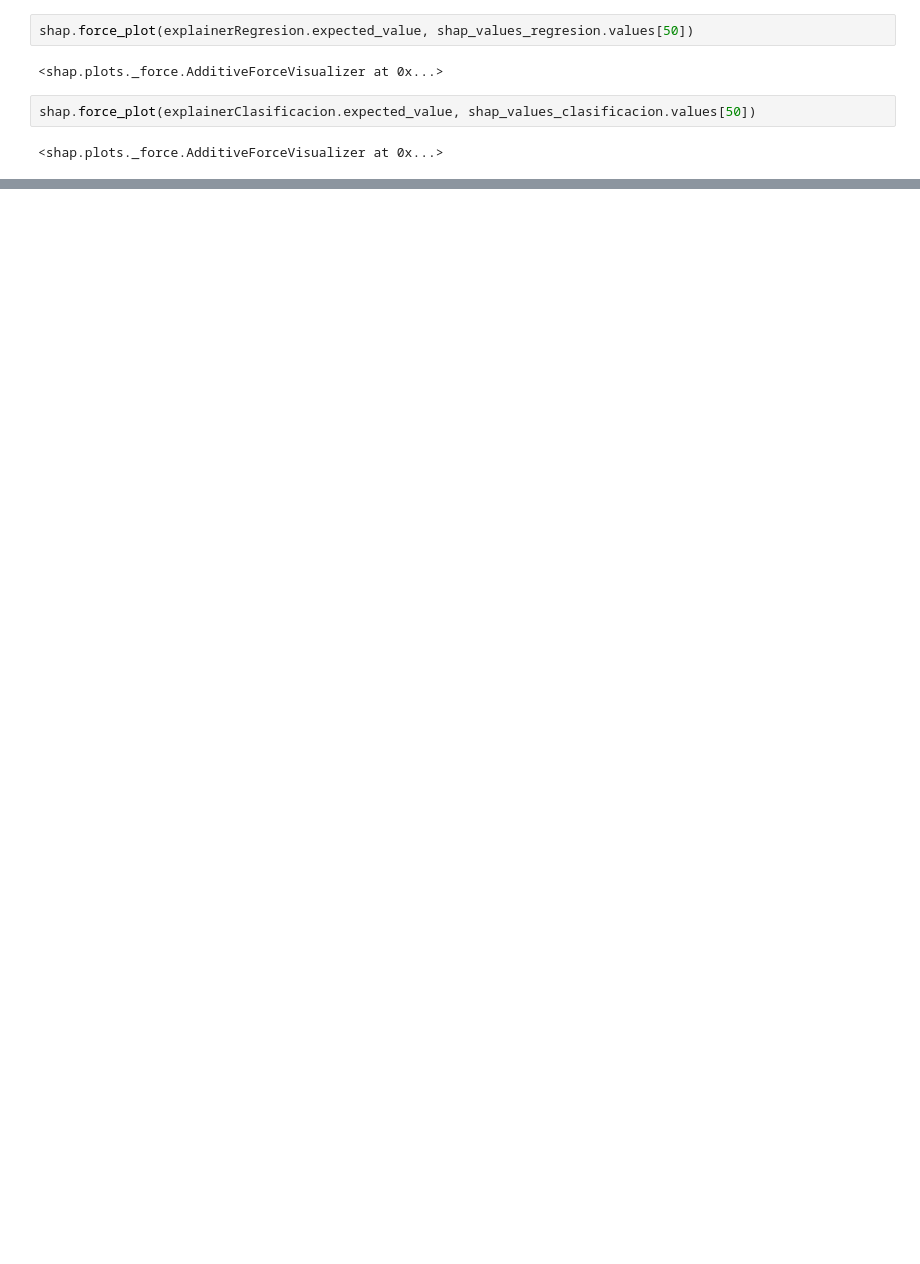
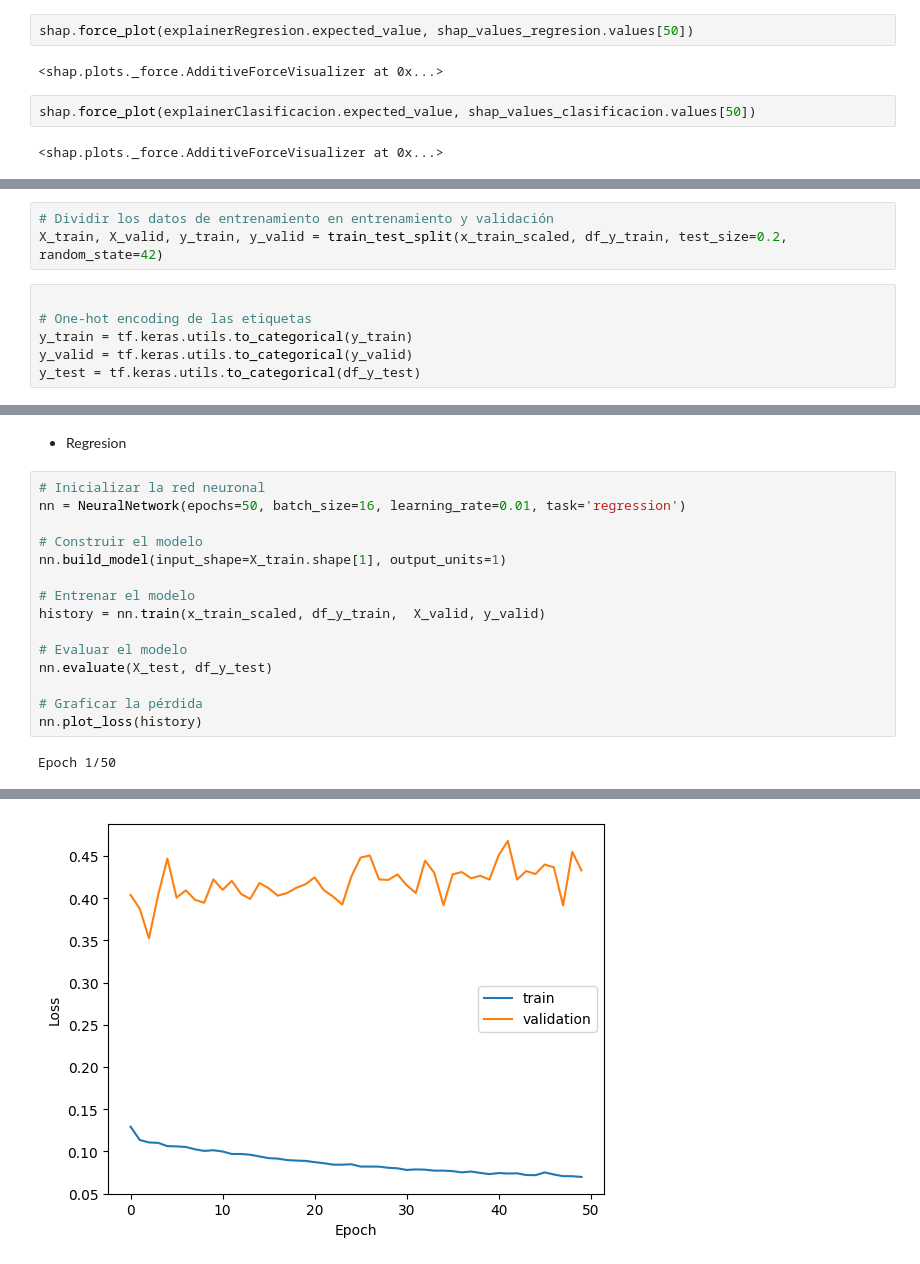
Before and after one commit to MateoGraviFiorino/MachineLearning---AA1--Gauto---GraviFiorino---TP, a Jupyter notebook: AA1-GraviFiorino-Gauto.ipynb, the cells around one changed output, grey strips where cells are left out. Cells and saved outputs as stored; diff of their text form; blank space fills up the shorter version.

Commit message:
Ejercicios 9 y 10 | Redes Neuronales

```diff
--- a/AA1-GraviFiorino-Gauto.ipynb
+++ b/AA1-GraviFiorino-Gauto.ipynb
@@ -2640,0 +2662,9 @@ shap.force_plot(explainerClasificacion.expected_value, shap_values_clasificacion
+# %%
+# Dividir los datos de entrenamiento en entrenamiento y validación
+X_train, X_valid, y_train, y_valid = train_test_split(x_train_scaled, df_y_train, test_size=0.2, random_state=42)
+# %%
+
+# One-hot encoding de las etiquetas
+y_train = tf.keras.utils.to_categorical(y_train)
+y_valid = tf.keras.utils.to_categorical(y_valid)
+y_test = tf.keras.utils.to_categorical(df_y_test)
@@ -2640,0 +2724,19 @@ shap.force_plot(explainerClasificacion.expected_value, shap_values_clasificacion
+# %% [markdown]
+- Regresion
+# %%
+# Inicializar la red neuronal
+nn = NeuralNetwork(epochs=50, batch_size=16, learning_rate=0.01, task='regression')
+
+# Construir el modelo
+nn.build_model(input_shape=X_train.shape[1], output_units=1)
+
+# Entrenar el modelo
+history = nn.train(x_train_scaled, df_y_train,  X_valid, y_valid)
+
+# Evaluar el modelo
+nn.evaluate(X_test, df_y_test)
+
+# Graficar la pérdida
+nn.plot_loss(history)
+# %% [output]
+Epoch 1/50
@@ -2640,0 +2760 @@ shap.force_plot(explainerClasificacion.expected_value, shap_values_clasificacion
+[figure, added]
```
Also changed, not shown: parts of 24 cells of this notebook.
